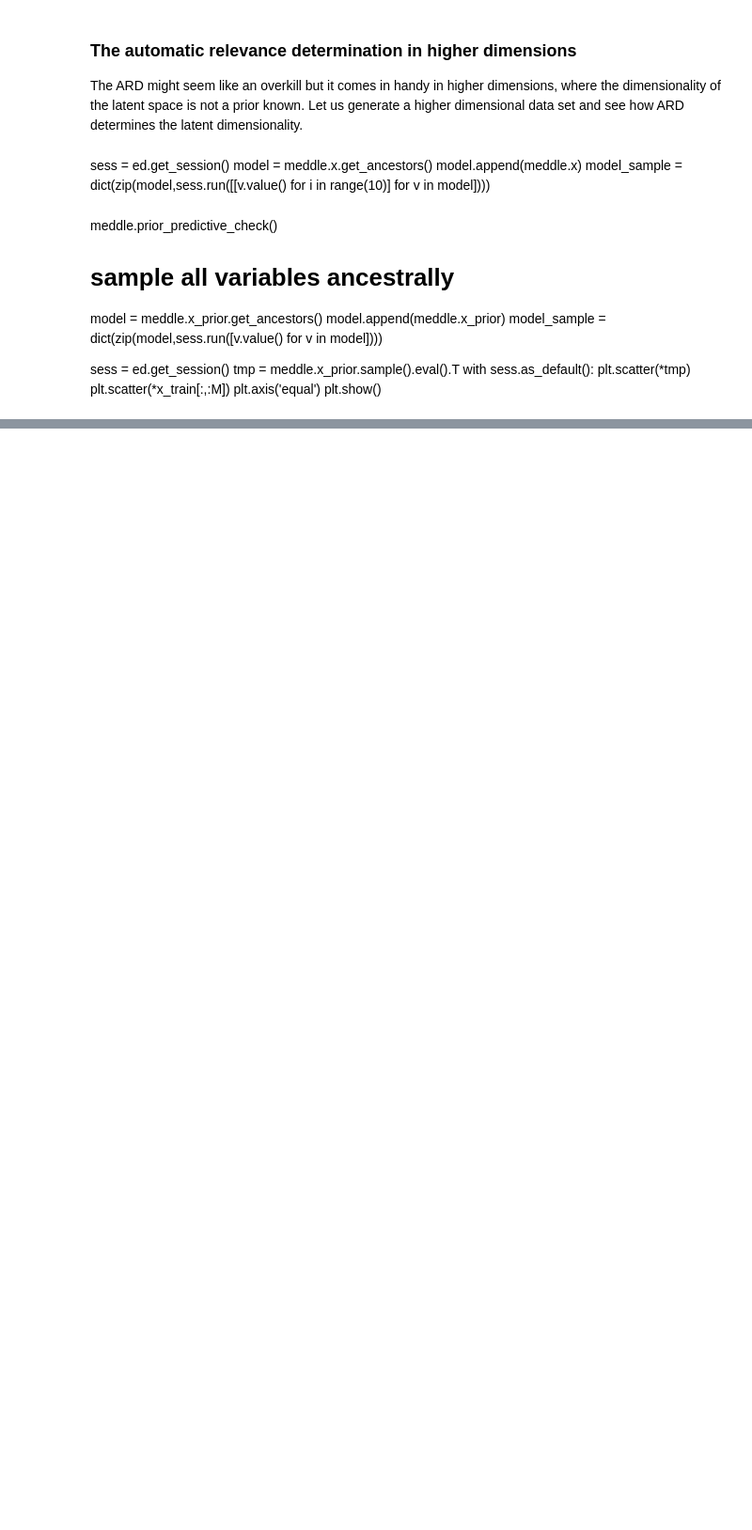
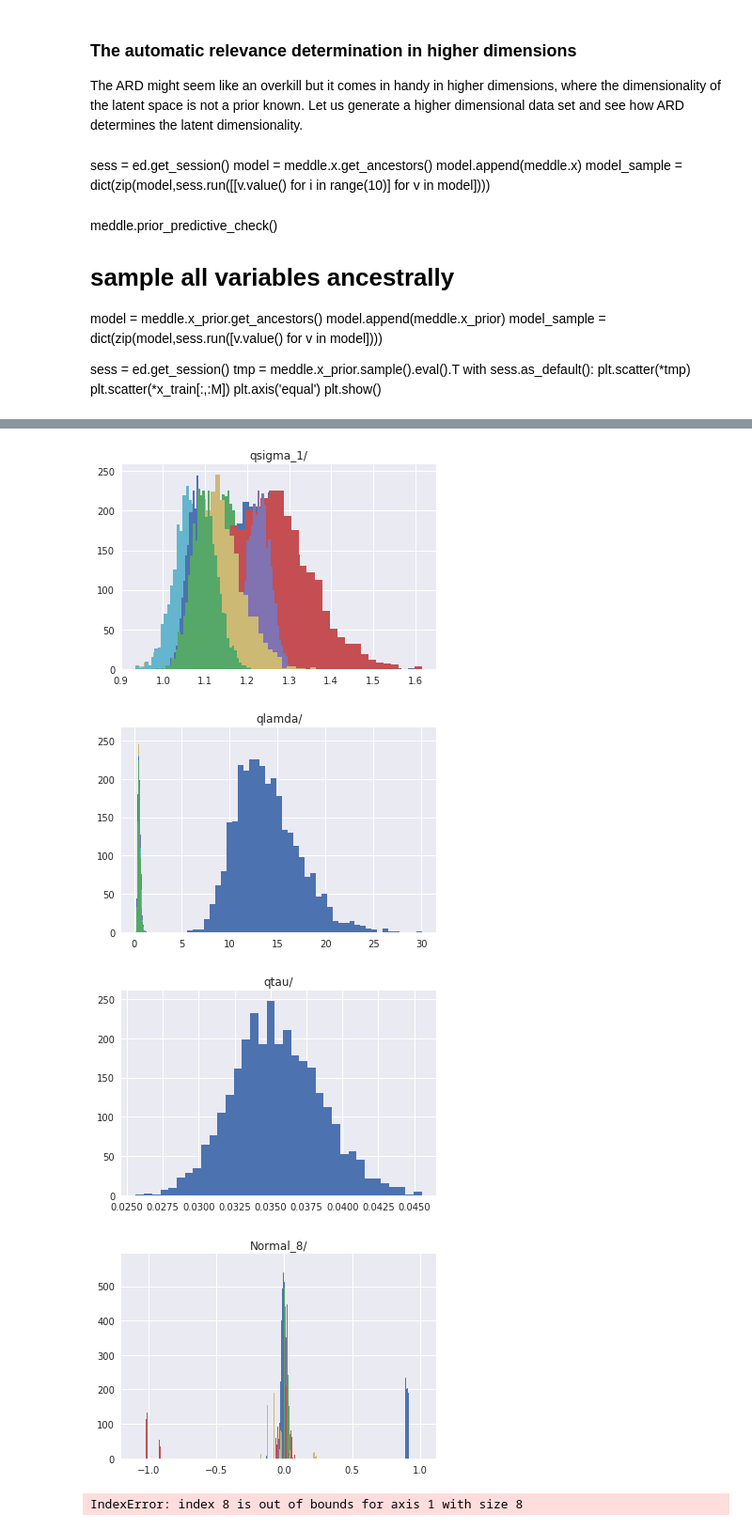
Before and after one commit to deoxyribose/auml, a Jupyter notebook: edward-factor/factor_model-horseshoe.ipynb, the cells around one changed output, grey strips where cells are left out. Shown at 94% size. Cells and saved outputs as stored; diff of their text form; code cells hidden in the pictures; blank space fills up the shorter version.

```diff
--- a/edward-factor/factor_model-horseshoe.ipynb
+++ b/edward-factor/factor_model-horseshoe.ipynb
@@ -326,0 +348,8 @@ def hinton(matrix, max_weight=None, ax=None):
+# %%
+meddle.plot_histograms()
+# %% [output]
+[figure, added]
+[figure, added]
+[figure, added]
+[figure, added]
+IndexError: index 8 is out of bounds for axis 1 with size 8
```
Also changed, not shown: parts of 41 cells of this notebook.
